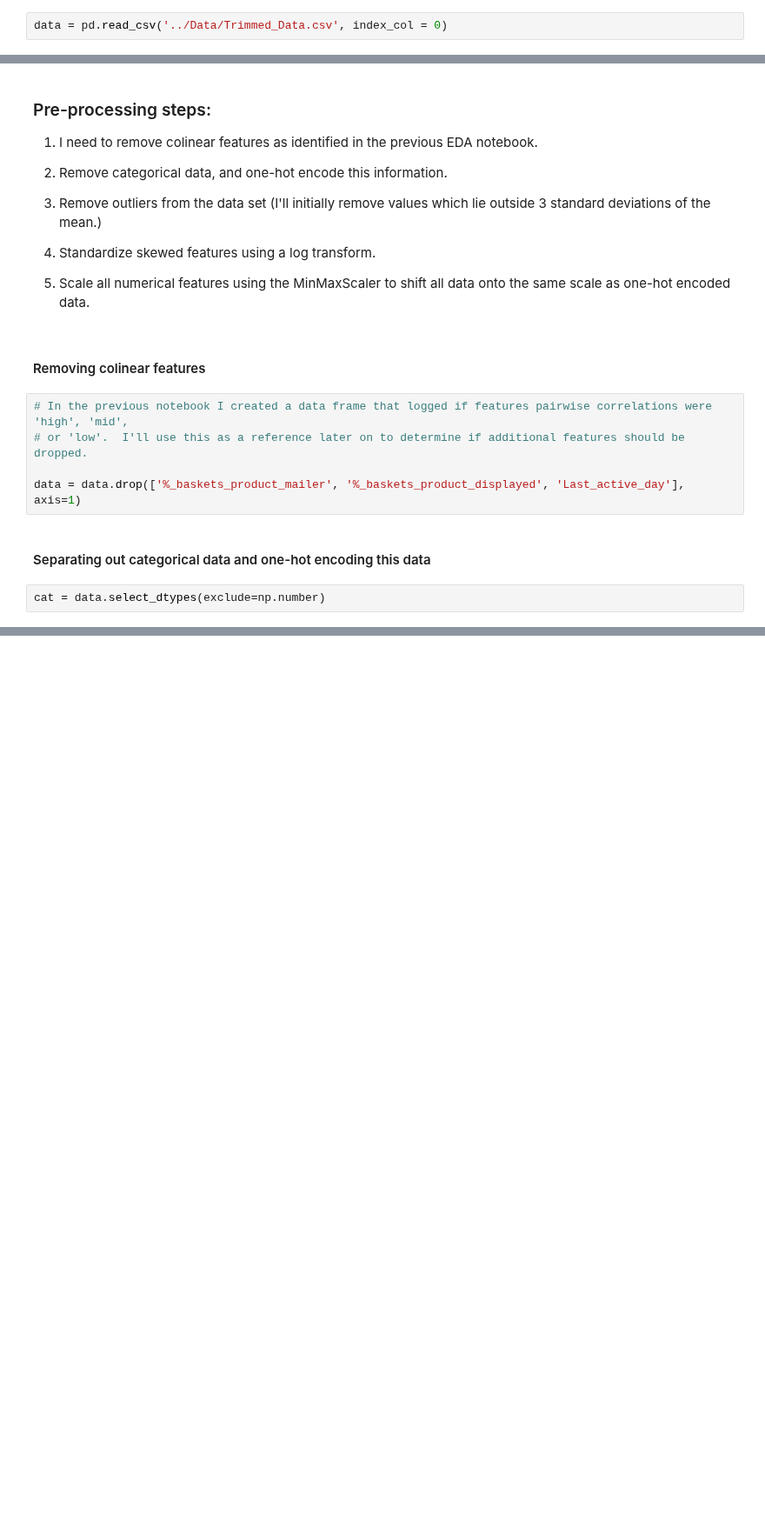
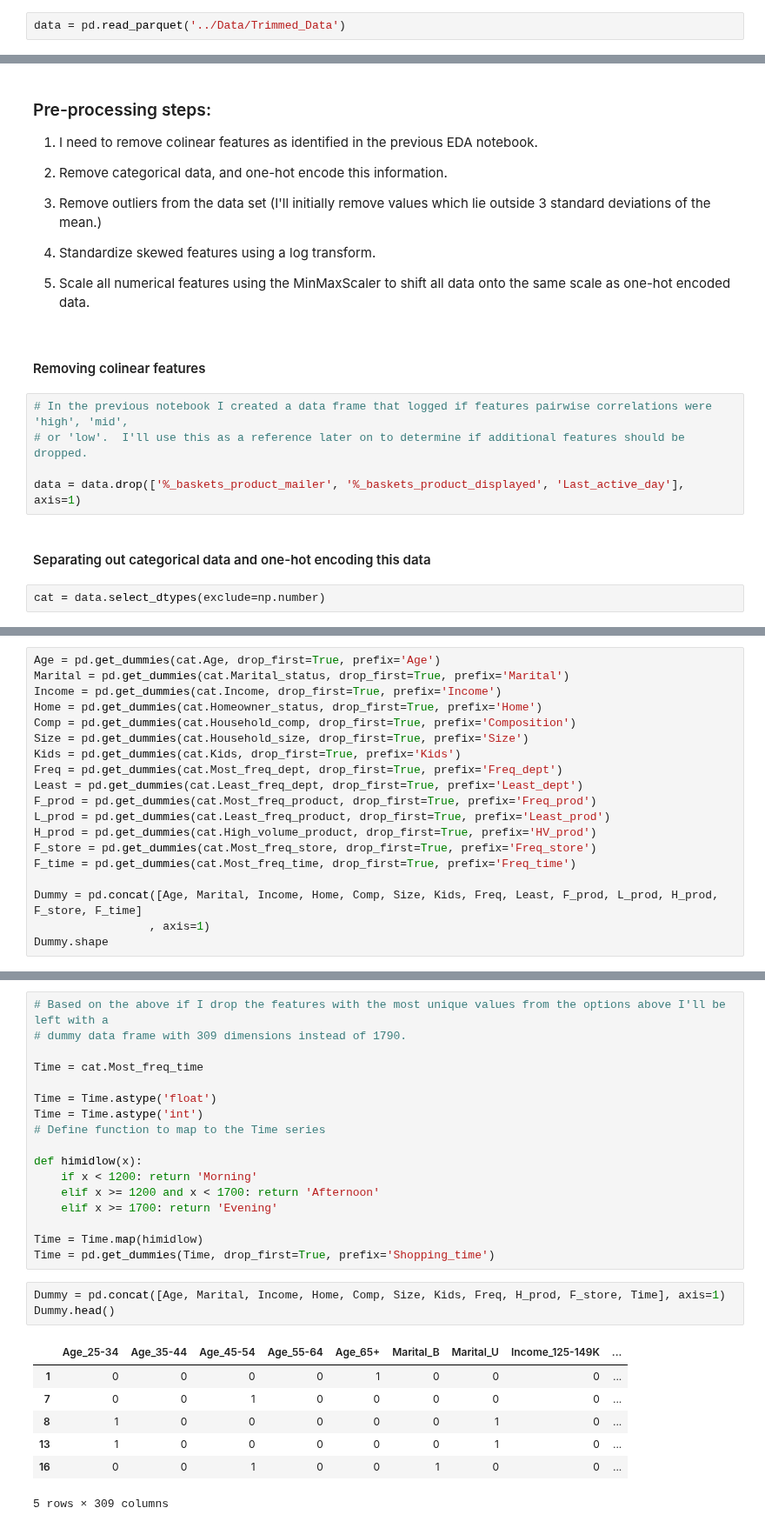
Before and after one commit to NickD-Dean/Springboard, a Jupyter notebook: Capstone Project 3/Code/05 - Customer Segmentation Pre-processing and Training.ipynb, the cells around one changed output, grey strips where cells are left out. Shown at 87% size. Saved outputs shown, nothing was run; the diff lists cells and outputs as text; blank space fills up the shorter version.

```diff
--- a/Capstone Project 3/Code/05 - Customer Segmentation Pre-processing and Training.ipynb
+++ b/Capstone Project 3/Code/05 - Customer Segmentation Pre-processing and Training.ipynb
@@ -17,7 +18,7 @@ import matplotlib.colors
 sns.set_style("whitegrid")
 sns.set_context("poster")
 # %%
-data = pd.read_csv('../Data/Trimmed_Data.csv', index_col = 0)
+data = pd.read_parquet('../Data/Trimmed_Data')
 # %%
 data.head()
 # %% [output]
@@ -91,0 +86,19 @@ cat
+# %%
+Age = pd.get_dummies(cat.Age, drop_first=True, prefix='Age')
+Marital = pd.get_dummies(cat.Marital_status, drop_first=True, prefix='Marital')
+Income = pd.get_dummies(cat.Income, drop_first=True, prefix='Income')
+Home = pd.get_dummies(cat.Homeowner_status, drop_first=True, prefix='Home')
+Comp = pd.get_dummies(cat.Household_comp, drop_first=True, prefix='Composition')
+Size = pd.get_dummies(cat.Household_size, drop_first=True, prefix='Size')
+Kids = pd.get_dummies(cat.Kids, drop_first=True, prefix='Kids')
+Freq = pd.get_dummies(cat.Most_freq_dept, drop_first=True, prefix='Freq_dept')
+Least = pd.get_dummies(cat.Least_freq_dept, drop_first=True, prefix='Least_dept')
+F_prod = pd.get_dummies(cat.Most_freq_product, drop_first=True, prefix='Freq_prod')
+L_prod = pd.get_dummies(cat.Least_freq_product, drop_first=True, prefix='Least_prod')
+H_prod = pd.get_dummies(cat.High_volume_product, drop_first=True, prefix='HV_prod')
+F_store = pd.get_dummies(cat.Most_freq_store, drop_first=True, prefix='Freq_store')
+F_time = pd.get_dummies(cat.Most_freq_time, drop_first=True, prefix='Freq_time')
+
+Dummy = pd.concat([Age, Marital, Income, Home, Comp, Size, Kids, Freq, Least, F_prod, L_prod, H_prod, F_store, F_time]
+                 , axis=1)
+Dummy.shape
@@ -91,0 +133,28 @@ cat
+# %%
+# Based on the above if I drop the features with the most unique values from the options above I'll be left with a
+# dummy data frame with 309 dimensions instead of 1790.
+
+Time = cat.Most_freq_time
+
+Time = Time.astype('float')
+Time = Time.astype('int')
+# Define function to map to the Time series
+
+def himidlow(x):
+    if x < 1200: return 'Morning'
+    elif x >= 1200 and x < 1700: return 'Afternoon'
+    elif x >= 1700: return 'Evening'
+
+Time = Time.map(himidlow)
+Time = pd.get_dummies(Time, drop_first=True, prefix='Shopping_time')
+# %%
+Dummy = pd.concat([Age, Marital, Income, Home, Comp, Size, Kids, Freq, H_prod, F_store, Time], axis=1)
+Dummy.head()
+# %% [output]
+|  | Age_25-34 | Age_35-44 | Age_45-54 | Age_55-64 | Age_65+ | Marital_B | Marital_U | Income_125-149K | ... |
+| 1 | 0 | 0 | 0 | 0 | 1 | 0 | 0 | 0 | ... |
+| 7 | 0 | 0 | 1 | 0 | 0 | 0 | 0 | 0 | ... |
+| 8 | 1 | 0 | 0 | 0 | 0 | 0 | 1 | 0 | ... |
+| 13 | 1 | 0 | 0 | 0 | 0 | 0 | 1 | 0 | ... |
+| 16 | 0 | 0 | 1 | 0 | 0 | 1 | 0 | 0 | ... |
+5 rows × 309 columns
```
Also changed, not shown: parts of 9 cells of this notebook, 2 other files.
